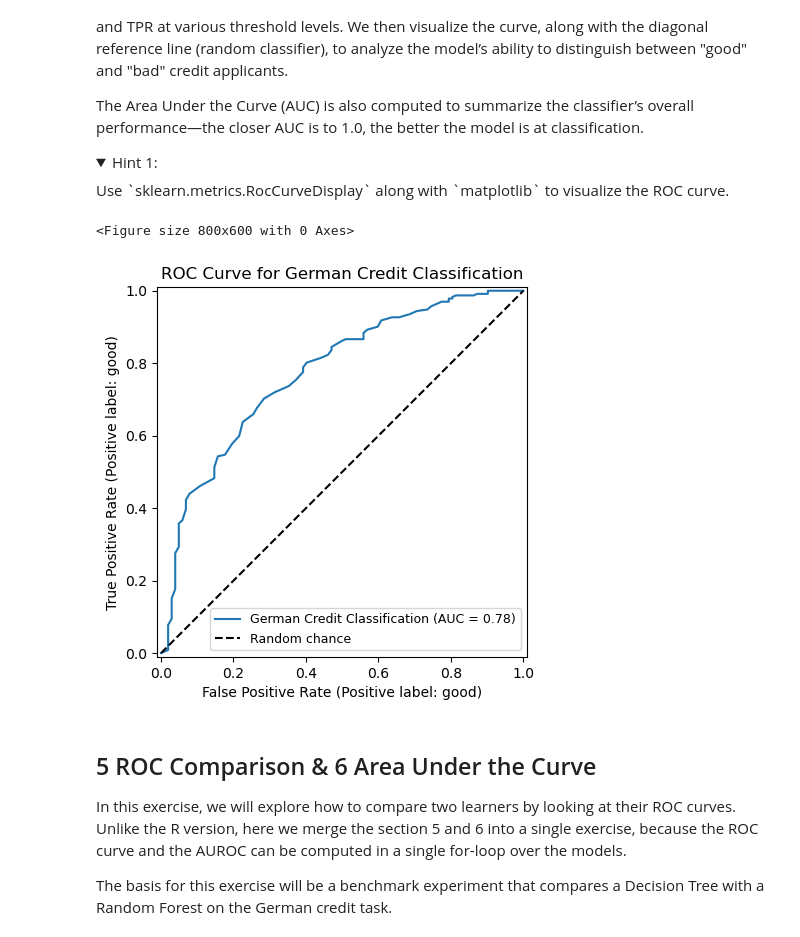
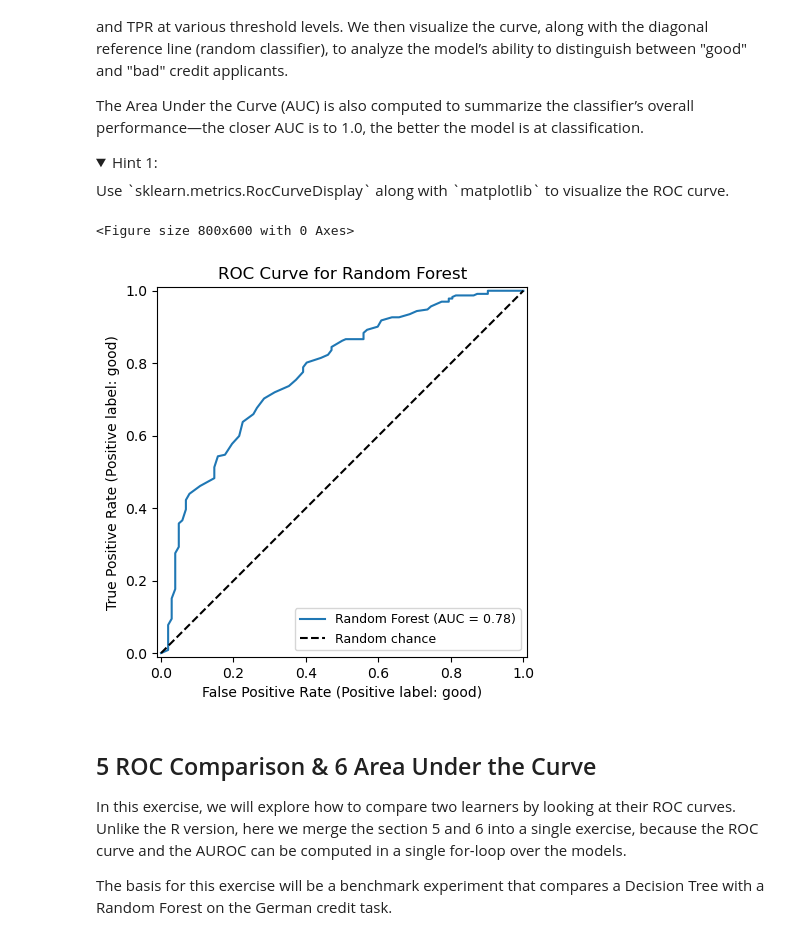
Before and after one commit to slds-lmu/lecture_appml, a Jupyter notebook: exercises/01_introduction/01_4_roc_analysis_py.ipynb, the cells around one changed output. Cells and saved outputs as stored; diff of their text form; code cells hidden in the pictures; folded sections open.

```diff
--- a/exercises/01_introduction/01_4_roc_analysis_py.ipynb
+++ b/exercises/01_introduction/01_4_roc_analysis_py.ipynb
@@ -245,26 +245,26 @@ Use `sklearn.metrics.RocCurveDisplay` along with `matplotlib` to visualize the R
 # %%
 #===SOLUTION===
 
 import matplotlib.pyplot as plt
 from sklearn.metrics import RocCurveDisplay
 
 # Create and plot the ROC curve display for the "good" class
 plt.figure(figsize=(8, 6))
 RocCurveDisplay.from_predictions(
     y_test,
     prob_good,
     pos_label="good",
-    name="German Credit Classification"
+    name="Random Forest"
 )
 
 # Add the random chance line
 plt.plot([0, 1], [0, 1], 'k--', label='Random chance')
-plt.title('ROC Curve for German Credit Classification')
+plt.title('ROC Curve for Random Forest')
 plt.legend(loc="lower right", fontsize=9)
 plt.show()
 # %% [output]
 <Figure size 800x600 with 0 Axes>
-[figure, old version]
+[figure, new version]
 # %% [markdown]
 ## 5 ROC Comparison & 6 Area Under the Curve
 
```
Also changed, not shown: 3 other files.
